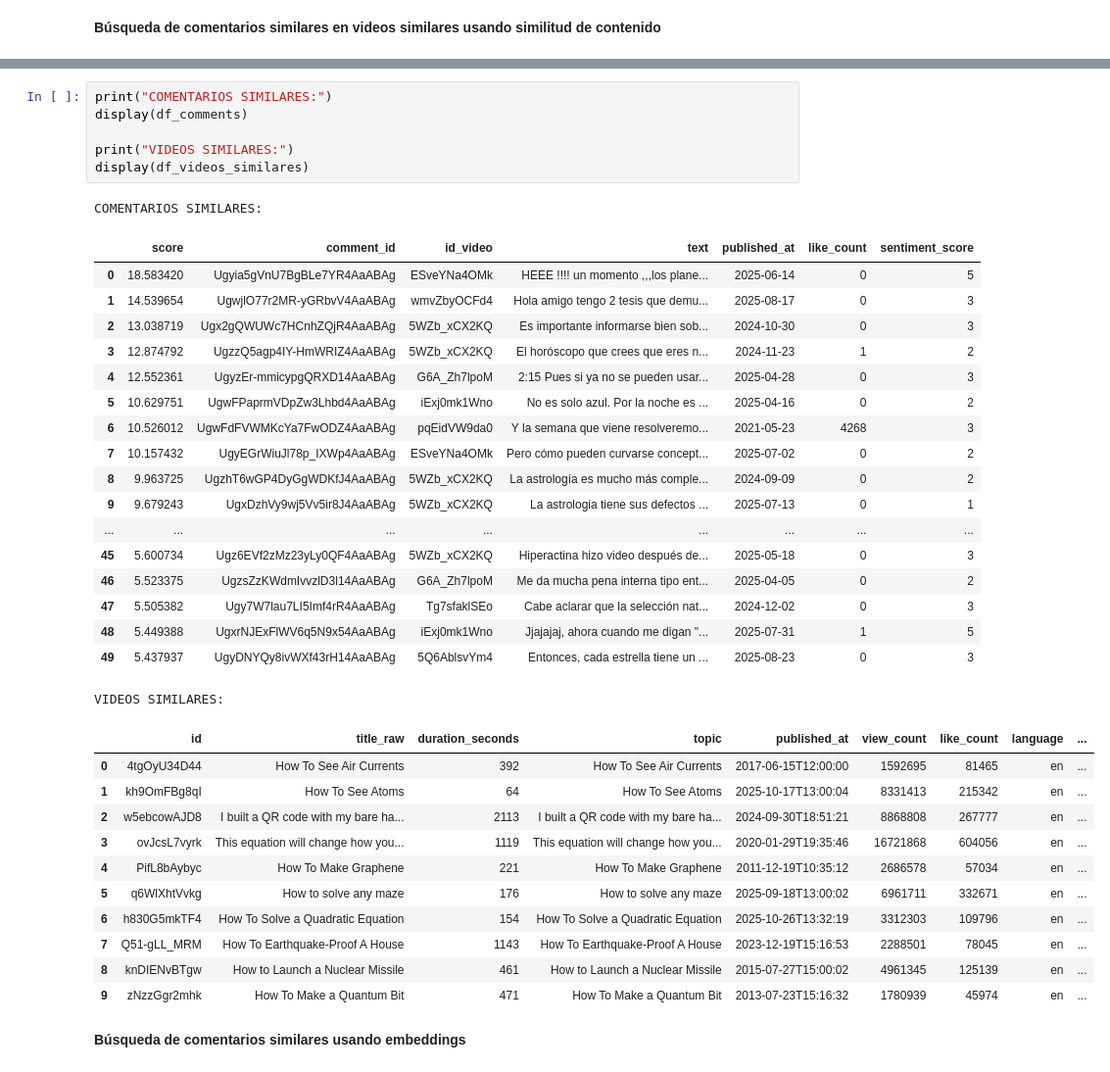
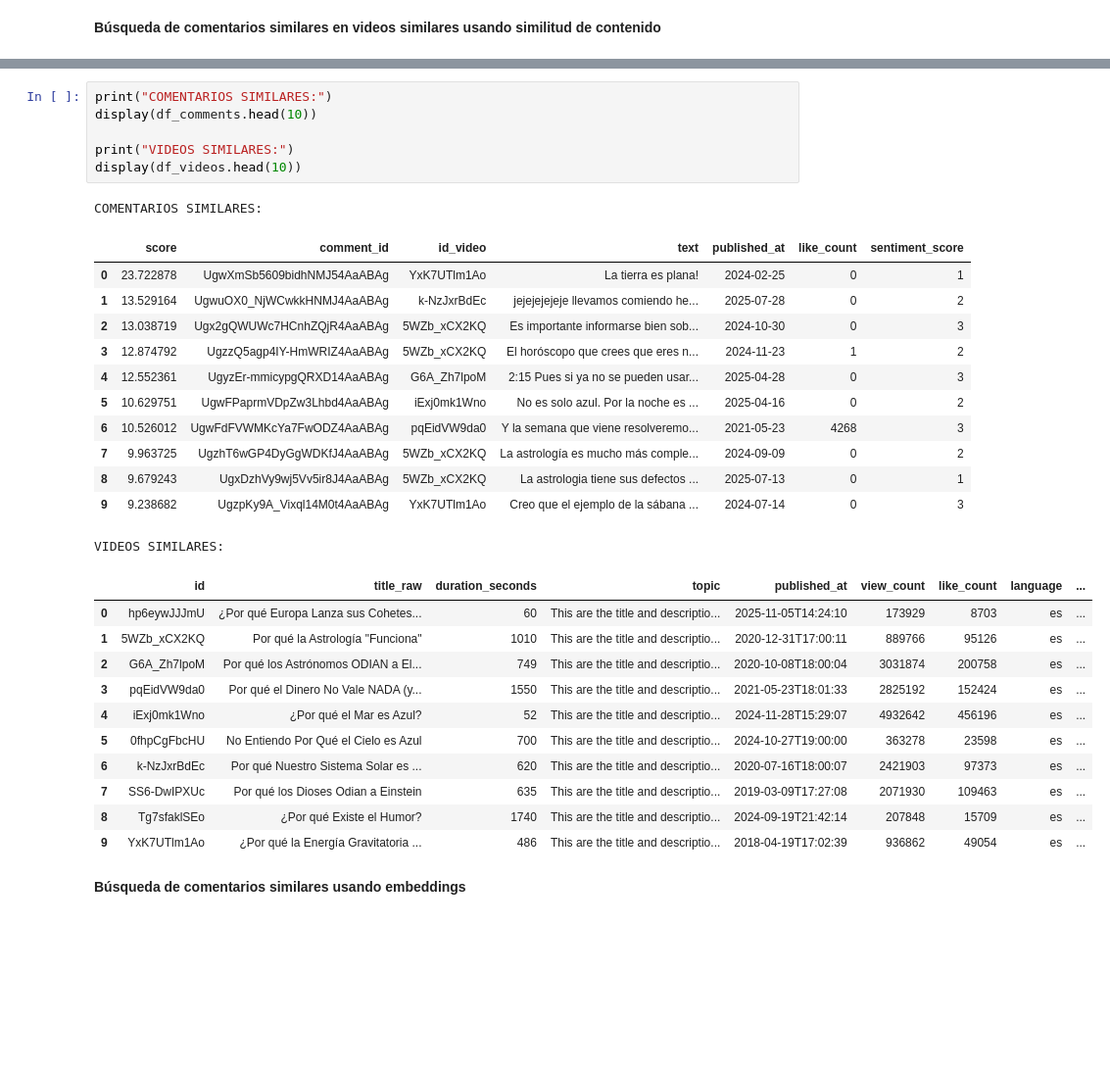
Before and after one commit to Mariogarber/Hackathon_GESTDB, a Jupyter notebook: results/Results.ipynb, the cells around one changed output, grey strips where cells are left out. Shown at 98% size. Saved outputs shown, nothing was run; the diff lists cells and outputs as text; blank space fills up the shorter version.

```diff
--- a/results/Results.ipynb
+++ b/results/Results.ipynb
@@ -706,39 +700,33 @@ df_comments, df_videos = comentarios_similares_a_un_comentario("UgyBUfIkQCf8wvDo
 # %%
 print("COMENTARIOS SIMILARES:")
-display(df_comments)
+display(df_comments.head(10))
 
 print("VIDEOS SIMILARES:")
-display(df_videos_similares)
+display(df_videos.head(10))
 # %% [output]
 COMENTARIOS SIMILARES:
 |  | score | comment_id | id_video | text | published_at | like_count | sentiment_score |
-| 0 | 18.583420 | Ugyia5gVnU7BgBLe7YR4AaABAg | ESveYNa4OMk | HEEE !!!! un momento ,,,los plane... | 2025-06-14 | 0 | 5 |
-| 1 | 14.539654 | UgwjlO77r2MR-yGRbvV4AaABAg | wmvZbyOCFd4 | Hola amigo tengo 2 tesis que demu... | 2025-08-17 | 0 | 3 |
+| 0 | 23.722878 | UgwXmSb5609bidhNMJ54AaABAg | YxK7UTlm1Ao | La tierra es plana! | 2024-02-25 | 0 | 1 |
+| 1 | 13.529164 | UgwuOX0_NjWCwkkHNMJ4AaABAg | k-NzJxrBdEc | jejejejejeje llevamos comiendo he... | 2025-07-28 | 0 | 2 |
 | 2 | 13.038719 | Ugx2gQWUWc7HCnhZQjR4AaABAg | 5WZb_xCX2KQ | Es importante informarse bien sob... | 2024-10-30 | 0 | 3 |
 | 3 | 12.874792 | UgzzQ5agp4IY-HmWRIZ4AaABAg | 5WZb_xCX2KQ | El horóscopo que crees que eres n... | 2024-11-23 | 1 | 2 |
 | 4 | 12.552361 | UgyzEr-mmicypgQRXD14AaABAg | G6A_Zh7lpoM | 2:15 Pues si ya no se pueden usar... | 2025-04-28 | 0 | 3 |
 | 5 | 10.629751 | UgwFPaprmVDpZw3Lhbd4AaABAg | iExj0mk1Wno | No es solo azul. Por la noche es ... | 2025-04-16 | 0 | 2 |
 | 6 | 10.526012 | UgwFdFVWMKcYa7FwODZ4AaABAg | pqEidVW9da0 | Y la semana que viene resolveremo... | 2021-05-23 | 4268 | 3 |
-| 7 | 10.157432 | UgyEGrWiuJl78p_IXWp4AaABAg | ESveYNa4OMk | Pero cómo pueden curvarse concept... | 2025-07-02 | 0 | 2 |
-| 8 | 9.963725 | UgzhT6wGP4DyGgWDKfJ4AaABAg | 5WZb_xCX2KQ | La astrología es mucho más comple... | 2024-09-09 | 0 | 2 |
-| 9 | 9.679243 | UgxDzhVy9wj5Vv5ir8J4AaABAg | 5WZb_xCX2KQ | La astrologia tiene sus defectos ... | 2025-07-13 | 0 | 1 |
-| ... | ... | ... | ... | ... | ... | ... | ... |
-| 45 | 5.600734 | Ugz6EVf2zMz23yLy0QF4AaABAg | 5WZb_xCX2KQ | Hiperactina hizo video después de... | 2025-05-18 | 0 | 3 |
-| 46 | 5.523375 | UgzsZzKWdmIvvzlD3l14AaABAg | G6A_Zh7lpoM | Me da mucha pena interna tipo ent... | 2025-04-05 | 0 | 2 |
-| 47 | 5.505382 | Ugy7W7lau7LI5Imf4rR4AaABAg | Tg7sfaklSEo | Cabe aclarar que la selección nat... | 2024-12-02 | 0 | 3 |
-| 48 | 5.449388 | UgxrNJExFlWV6q5N9x54AaABAg | iExj0mk1Wno | Jjajajaj, ahora cuando me digan "... | 2025-07-31 | 1 | 5 |
-| 49 | 5.437937 | UgyDNYQy8ivWXf43rH14AaABAg | 5Q6AblsvYm4 | Entonces, cada estrella tiene un ... | 2025-08-23 | 0 | 3 |
+| 7 | 9.963725 | UgzhT6wGP4DyGgWDKfJ4AaABAg | 5WZb_xCX2KQ | La astrología es mucho más comple... | 2024-09-09 | 0 | 2 |
+| 8 | 9.679243 | UgxDzhVy9wj5Vv5ir8J4AaABAg | 5WZb_xCX2KQ | La astrologia tiene sus defectos ... | 2025-07-13 | 0 | 1 |
+| 9 | 9.238682 | UgzpKy9A_Vixql14M0t4AaABAg | YxK7UTlm1Ao | Creo que el ejemplo de la sábana ... | 2024-07-14 | 0 | 3 |
 VIDEOS SIMILARES:
 |  | id | title_raw | duration_seconds | topic | published_at | view_count | like_count | language | ... |
-| 0 | 4tgOyU34D44 | How To See Air Currents | 392 | How To See Air Currents | 2017-06-15T12:00:00 | 1592695 | 81465 | en | ... |
-| 1 | kh9OmFBg8qI | How To See Atoms | 64 | How To See Atoms | 2025-10-17T13:00:04 | 8331413 | 215342 | en | ... |
-| 2 | w5ebcowAJD8 | I built a QR code with my bare ha... | 2113 | I built a QR code with my bare ha... | 2024-09-30T18:51:21 | 8868808 | 267777 | en | ... |
-| 3 | ovJcsL7vyrk | This equation will change how you... | 1119 | This equation will change how you... | 2020-01-29T19:35:46 | 16721868 | 604056 | en | ... |
-| 4 | PifL8bAybyc | How To Make Graphene | 221 | How To Make Graphene | 2011-12-19T10:35:12 | 2686578 | 57034 | en | ... |
-| 5 | q6WlXhtVvkg | How to solve any maze | 176 | How to solve any maze | 2025-09-18T13:00:02 | 6961711 | 332671 | en | ... |
-| 6 | h830G5mkTF4 | How To Solve a Quadratic Equation | 154 | How To Solve a Quadratic Equation | 2025-10-26T13:32:19 | 3312303 | 109796 | en | ... |
-| 7 | Q51-gLL_MRM | How To Earthquake-Proof A House | 1143 | How To Earthquake-Proof A House | 2023-12-19T15:16:53 | 2288501 | 78045 | en | ... |
-| 8 | knDIENvBTgw | How to Launch a Nuclear Missile | 461 | How to Launch a Nuclear Missile | 2015-07-27T15:00:02 | 4961345 | 125139 | en | ... |
-| 9 | zNzzGgr2mhk | How To Make a Quantum Bit | 471 | How To Make a Quantum Bit | 2013-07-23T15:16:32 | 1780939 | 45974 | en | ... |
+| 0 | hp6eywJJJmU | ¿Por qué Europa Lanza sus Cohetes... | 60 | This are the title and descriptio... | 2025-11-05T14:24:10 | 173929 | 8703 | es | ... |
+| 1 | 5WZb_xCX2KQ | Por qué la Astrología "Funciona" | 1010 | This are the title and descriptio... | 2020-12-31T17:00:11 | 889766 | 95126 | es | ... |
+| 2 | G6A_Zh7lpoM | Por qué los Astrónomos ODIAN a El... | 749 | This are the title and descriptio... | 2020-10-08T18:00:04 | 3031874 | 200758 | es | ... |
+| 3 | pqEidVW9da0 | Por qué el Dinero No Vale NADA (y... | 1550 | This are the title and descriptio... | 2021-05-23T18:01:33 | 2825192 | 152424 | es | ... |
+| 4 | iExj0mk1Wno | ¿Por qué el Mar es Azul? | 52 | This are the title and descriptio... | 2024-11-28T15:29:07 | 4932642 | 456196 | es | ... |
+| 5 | 0fhpCgFbcHU | No Entiendo Por Qué el Cielo es Azul | 700 | This are the title and descriptio... | 2024-10-27T19:00:00 | 363278 | 23598 | es | ... |
+| 6 | k-NzJxrBdEc | Por qué Nuestro Sistema Solar es ... | 620 | This are the title and descriptio... | 2020-07-16T18:00:07 | 2421903 | 97373 | es | ... |
+| 7 | SS6-DwIPXUc | Por qué los Dioses Odian a Einstein | 635 | This are the title and descriptio... | 2019-03-09T17:27:08 | 2071930 | 109463 | es | ... |
+| 8 | Tg7sfaklSEo | ¿Por qué Existe el Humor? | 1740 | This are the title and descriptio... | 2024-09-19T21:42:14 | 207848 | 15709 | es | ... |
+| 9 | YxK7UTlm1Ao | ¿Por qué la Energía Gravitatoria ... | 486 | This are the title and descriptio... | 2018-04-19T17:02:39 | 936862 | 49054 | es | ... |
 # %% [markdown]
 **Búsqueda de comentarios similares usando embeddings**
```
Also changed, not shown: parts of 43 cells of this notebook.
